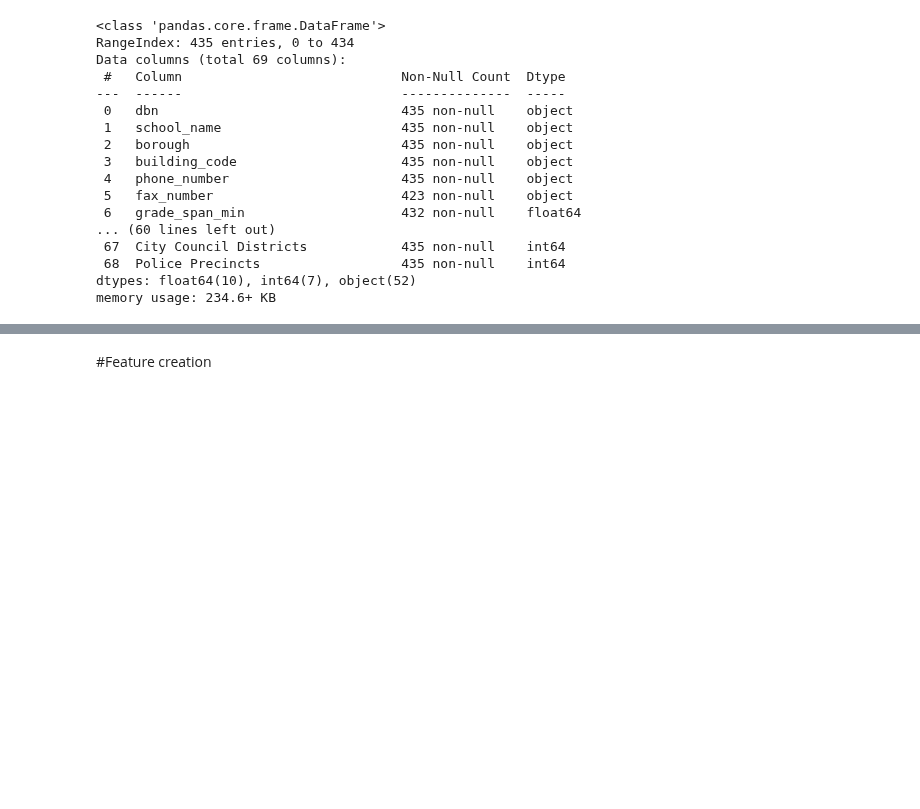
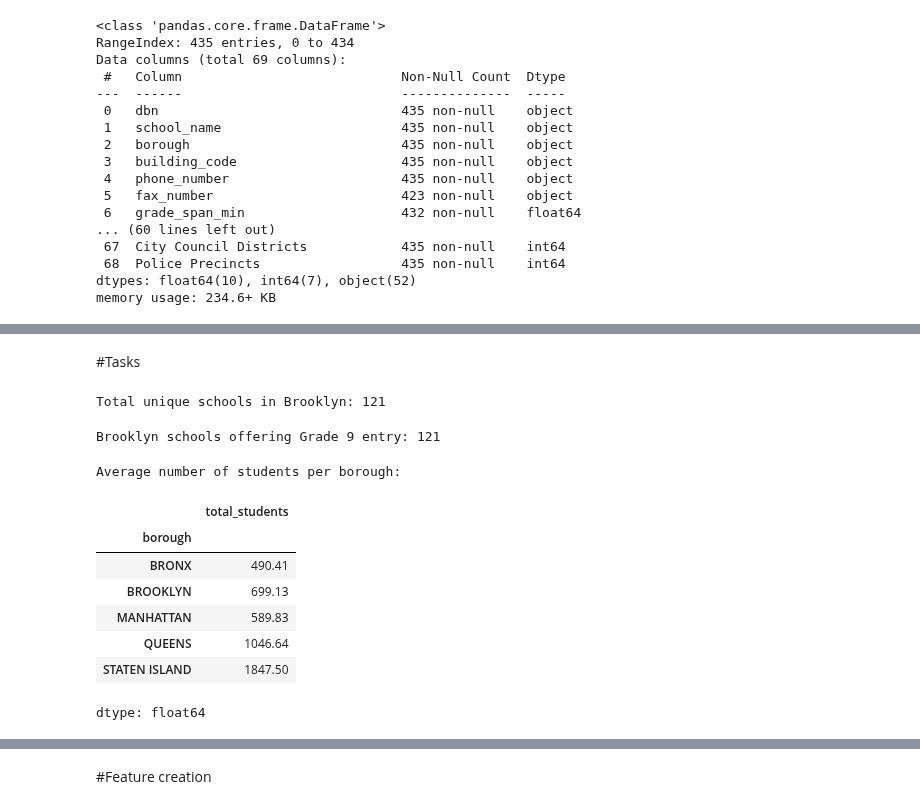
Before and after one commit to webeet-io/_onboarding_data, a Jupyter notebook: daily_tasks/day_2/day2_analysis.ipynb, the cells around one changed output, grey strips where cells are left out. Cells and saved outputs as stored; diff of their text form; code cells hidden in the pictures; blank space fills up the shorter version.

```diff
--- a/daily_tasks/day_2/day2_analysis.ipynb
+++ b/daily_tasks/day_2/day2_analysis.ipynb
@@ -45,3 +49,5 @@ memory usage: 234.6+ KB
 df1 = df.drop(columns=["school_name", "expgrade_span_max", "expgrade_span_min", "primary_address_line_1",  "phone_number", "fax_number", "state_code",
                       "priority05", "priority06", "priority07", "priority08", "priority09", "priority10", "priority01", "priority02", "priority03",
                        "priority04", "website", "campus_name", "addtl_info1", "addtl_info2", "BIN", "BBL", "Zip Codes"])
+# %% [markdown]
+#Tasks
@@ -47,0 +56,27 @@ df1 = df.drop(columns=["school_name", "expgrade_span_max", "expgrade_span_min",
+# %%
+num_brooklyn_schools = brooklyn["dbn"].nunique()
+print("Total unique schools in Brooklyn:", num_brooklyn_schools)
+# %% [output]
+Total unique schools in Brooklyn: 121
+# %%
+brooklyn_grade9 = brooklyn[
+    (brooklyn["grade_span_min"] <= 9) & (brooklyn["grade_span_max"] >= 9)
+]
+num_brooklyn_grade9 = brooklyn_grade9["dbn"].nunique()
+print("Brooklyn schools offering Grade 9 entry:", num_brooklyn_grade9)
+# %% [output]
+Brooklyn schools offering Grade 9 entry: 121
+# %%
+avg_students_borough = df1.groupby("borough")["total_students"].mean().round(2)
+print("Average number of students per borough:")
+display(avg_students_borough)
+# %% [output]
+Average number of students per borough:
+|  | total_students |
+| borough |  |
+| BRONX | 490.41 |
+| BROOKLYN | 699.13 |
+| MANHATTAN | 589.83 |
+| QUEENS | 1046.64 |
+| STATEN ISLAND | 1847.50 |
+dtype: float64
```
Also changed, not shown: parts of 10 cells of this notebook.
